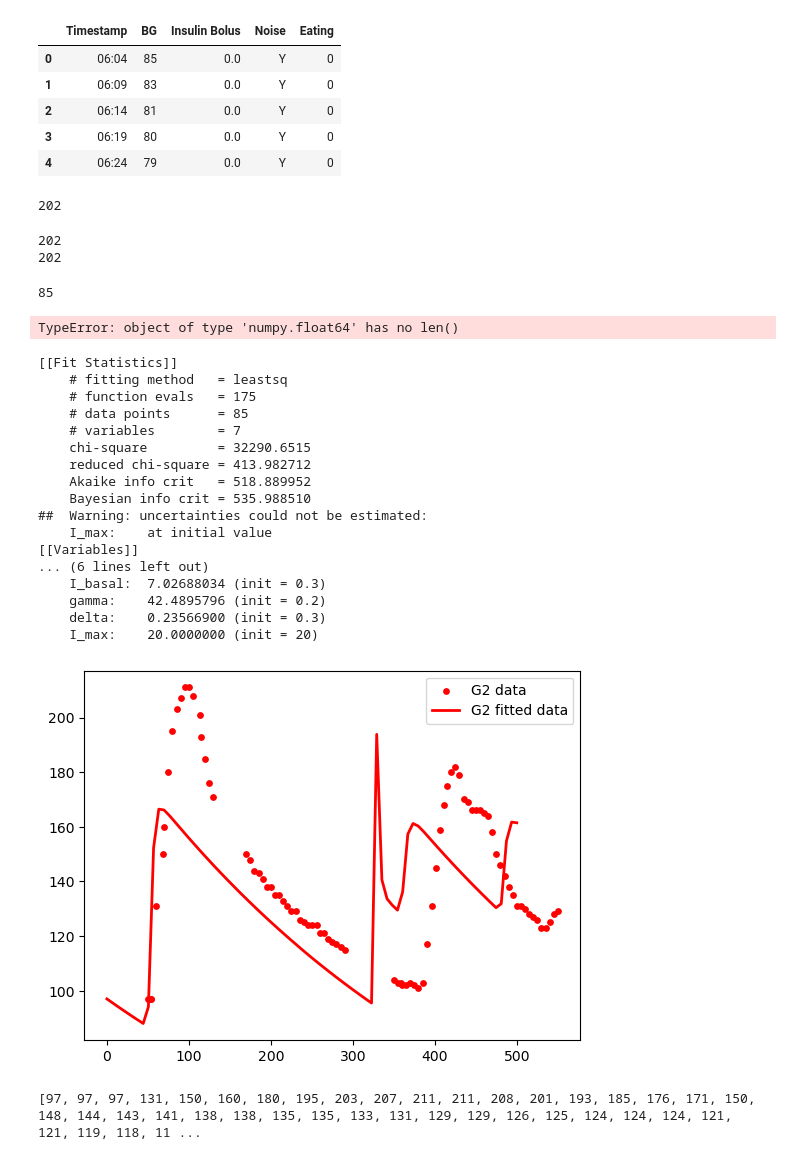
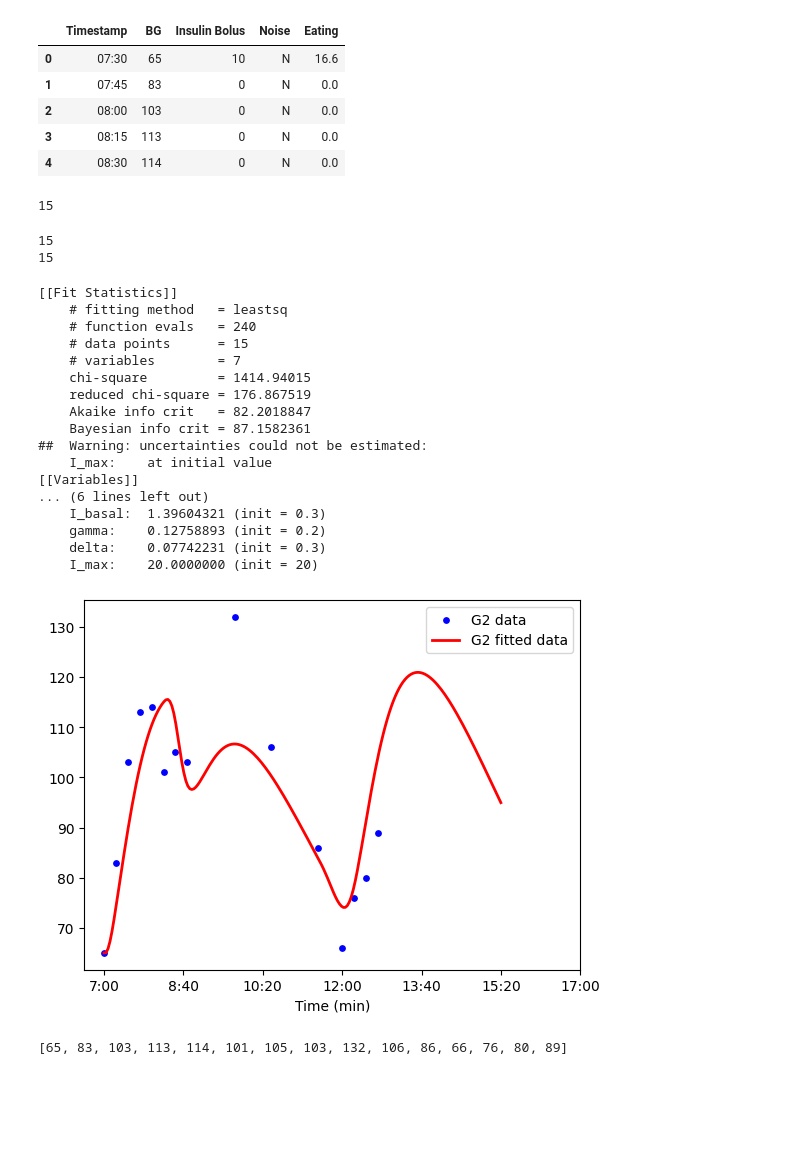
Before and after one commit to emplor255/Diabetes-Control, a Jupyter notebook: Fitting Real Data.ipynb, the cells around one changed output. Saved outputs shown, nothing was run; the diff lists cells and outputs as text; code cells hidden in the pictures; blank space fills up the shorter version.

```diff
--- a/Fitting Real Data.ipynb
+++ b/Fitting Real Data.ipynb
@@ -8,16 +19,16 @@ from scipy.integrate import odeint
 # %%
 # Import data
-df = pd.read_csv('Mai_Hue_24_08.csv')
+df = pd.read_csv('patient.csv')
 #filling missing values with 0
 df = df.fillna(0)
 df.head()
 # %% [output]
 |  | Timestamp | BG | Insulin Bolus | Noise | Eating |
-| 0 | 06:04 | 85 | 0.0 | Y | 0 |
-| 1 | 06:09 | 83 | 0.0 | Y | 0 |
-| 2 | 06:14 | 81 | 0.0 | Y | 0 |
-| 3 | 06:19 | 80 | 0.0 | Y | 0 |
-| 4 | 06:24 | 79 | 0.0 | Y | 0 |
+| 0 | 07:30 | 65 | 10 | N | 16.6 |
+| 1 | 07:45 | 83 | 0 | N | 0.0 |
+| 2 | 08:00 | 103 | 0 | N | 0.0 |
+| 3 | 08:15 | 113 | 0 | N | 0.0 |
+| 4 | 08:30 | 114 | 0 | N | 0.0 |
 # %%
 #Make Timestamp into a time series T_values list
 from datetime import datetime
@@ -34,7 +45,7 @@ time_values = df['TimeInMinutes'].tolist()
 
 print(len(time_values))
 # %% [output]
-202
+15
 # %%
 #Make BG into a list
 BG_values = df['BG'].tolist()
@@ -55,16 +66,14 @@ BG_values_cop = BG_values.copy()
 print(len(BG_values_cop))
 print(len(Eating_values))
 # %% [output]
-202
-202
+15
+15
 # %%
-time_values_cut = time_values[10:95]
-BG_values_cut = BG_values[10:95]
-Insulin_values_cut = Insulin_values[10:95]
-Eating_values_cut = Eating_values[10:95]
-Noise_values_cut = Noise_values[10:95]
+time_values_cut = time_values
+BG_values_cut = BG_values
+Insulin_values_cut = Insulin_values
+Eating_values_cut = Eating_values
+Noise_values_cut = Noise_values
-# %% [output]
-85
 # %%
 def softplus(x):
     return np.log(1 + np.exp(x))
@@ -137,54 +146,58 @@ params.add('alpha', value=0.5, min=0.001, max = 1)
 params.add('beta1', value=0.03, min=0.0001)
 params.add('beta2', value=0.02, min = 0.0001)
 params.add('I_basal', value=0.3, min=0.05, max = 20)
-params.add('gamma', value=0.2, min=0.0001)
+params.add('gamma', value=0.2, min=0.0001, max  = 2)
 params.add('delta', value=0.3, min=0.0001)
 params.add('I_max', value=20, min = 5)
 # %%
 # fit model
 result = minimize(residual, params, args=(time_values_cut, BG_values_cut), method='leastsq')  # leastsq nelder
 # check results of the fit
-data_fitted = g(np.linspace(0., 550., 80), y0, result.params)
+data_fitted = g(np.linspace(0., 500., 200), y0, result.params)
-# %% [output]
-TypeError: object of type 'numpy.float64' has no len()
 # %%
 # plot fitted data
 plt.figure()
-plt.scatter(time_values_cut, BG_values_cut, marker='o', color='r', label='G2 data', s=15)
+plt.scatter(time_values_cut, BG_values_cut, marker='o', color='blue', label='G2 data', s=15)
 
 #plt.plot(np.linspace(0., 700., 1000), data_fitted[:, 0], '-', linewidth=2, color='blue', label='G1 fitted data')
-plt.plot(np.linspace(0., 500., 80), data_fitted[:, 1], '-', linewidth=2, color='red', label='G2 fitted data')
+plt.plot(np.linspace(0., 500., 200), data_fitted[:, 1], '-', linewidth=2, color='red', label='G2 fitted data')
 #plt.plot(np.linspace(0., 9., 100), data_fitted[:, 2], '-', linewidth=2, color='green', label='I fitted data')
+
+# Define the time points corresponding to your data
+time_points = np.arange(0, 2*60+30 + len(x), 100)
+
+# Set the x-axis ticks and labels using the time_points
+plt.xticks(time_points, [f"{t//60 + 7}:{t%60:02}" for t in time_points])
+
+plt.xlabel('Time (min)')
 plt.legend()
-#plt.xlim([0, max(t_measured)])
-#plt.ylim([0, 1.1 * max(data_fitted[:, 1])])
 
 # display fitted statistics
 report_fit(result)
 
 plt.show()
 
 print(BG_values_cut)
 # %% [output]
 [[Fit Statistics]]
     # fitting method   = leastsq
-    # function evals   = 175
-    # data points      = 85
+    # function evals   = 240
+    # data points      = 15
     # variables        = 7
-    chi-square         = 32290.6515
-    reduced chi-square = 413.982712
-    Akaike info crit   = 518.889952
-    Bayesian info crit = 535.988510
+    chi-square         = 1414.94015
+    reduced chi-square = 176.867519
+    Akaike info crit   = 82.2018847
+    Bayesian info crit = 87.1582361
 ##  Warning: uncertainties could not be estimated:
     I_max:    at initial value
 [[Variables]]
 ... (6 lines left out)
-    I_basal:  7.02688034 (init = 0.3)
-    gamma:    42.4895796 (init = 0.2)
-    delta:    0.23566900 (init = 0.3)
+    I_basal:  1.39604321 (init = 0.3)
+    gamma:    0.12758893 (init = 0.2)
+    delta:    0.07742231 (init = 0.3)
     I_max:    20.0000000 (init = 20)
-[figure, old version]
+[figure, new version]
-[97, 97, 97, 131, 150, 160, 180, 195, 203, 207, 211, 211, 208, 201, 193, 185, 176, 171, 150, 148, 144, 143, 141, 138, 138, 135, 135, 133, 131, 129, 129, 126, 125, 124, 124, 124, 121, 121, 119, 118, 11 ...
+[65, 83, 103, 113, 114, 101, 105, 103, 132, 106, 86, 66, 76, 80, 89]
 # %%
 result.params
 # %% [output]
```
Also changed, not shown: parts of 4 cells of this notebook, 4 other files.
